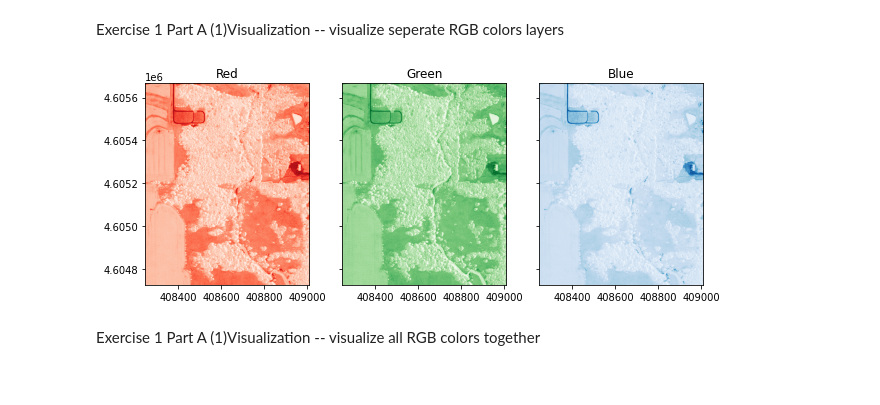
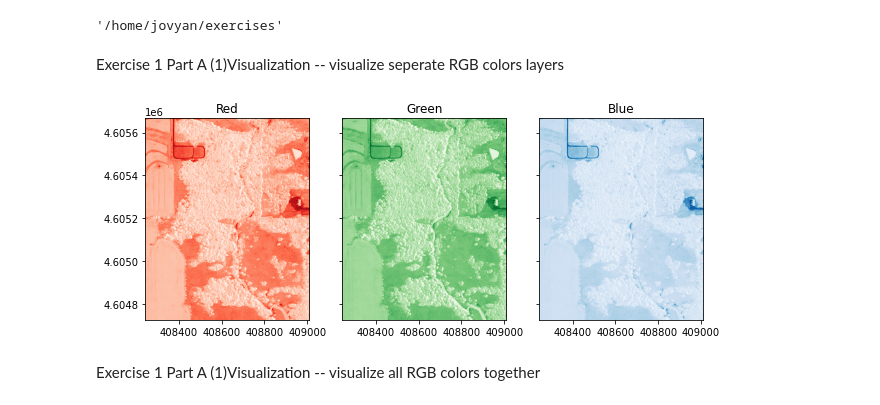
Before and after one commit to jimmysoccer/Exercise1, a Jupyter notebook: Exercise.ipynb, the cells around one changed output. Drawn from its saved outputs; the diff is of its cells as text; code cells hidden in the pictures.

```diff
--- a/Exercise.ipynb
+++ b/Exercise.ipynb
@@ -34,27 +29,31 @@ import rtree
 from rasterio.plot import show
 import pyproj
 import tabulate
+# %%
+pwd
+# %% [output]
+'/home/jovyan/exercises'
 # %% [markdown]
 Exercise 1 Part A (1)Visualization -- visualize seperate RGB colors layers
 # %%
-raster=rasterio.open("/content/drive/MyDrive/Lab Data/Ex1_Data/Image.tif")
+raster=rasterio.open("Image.tif")
 fig, (ax1, ax2, ax3) = plt.subplots(ncols=3, nrows=1, figsize=(10, 4), sharey=True)
 
 show((raster, 1), cmap='Reds', ax=ax1)
 show((raster, 2), cmap='Greens', ax=ax2)
 show((raster, 3), cmap='Blues', ax=ax3)
 
 ax1.set_title("Red")
 ax2.set_title("Green")
 ax3.set_title("Blue")
 red = raster.read(1)
 green = raster.read(2)
 blue = raster.read(3)
 redn = (red-red.min())/(red.max()-red.min())
 greenn = (green-green.min())/(green.max()-green.min())
 bluen = (blue-blue.min())/(blue.max()-blue.min())
 # %% [output]
-[figure, old version]
+[figure, new version]
 # %% [markdown]
 Exercise 1 Part A (1)Visualization -- visualize all RGB colors together
 # %%
```
Also changed, not shown: parts of 15 cells of this notebook.
